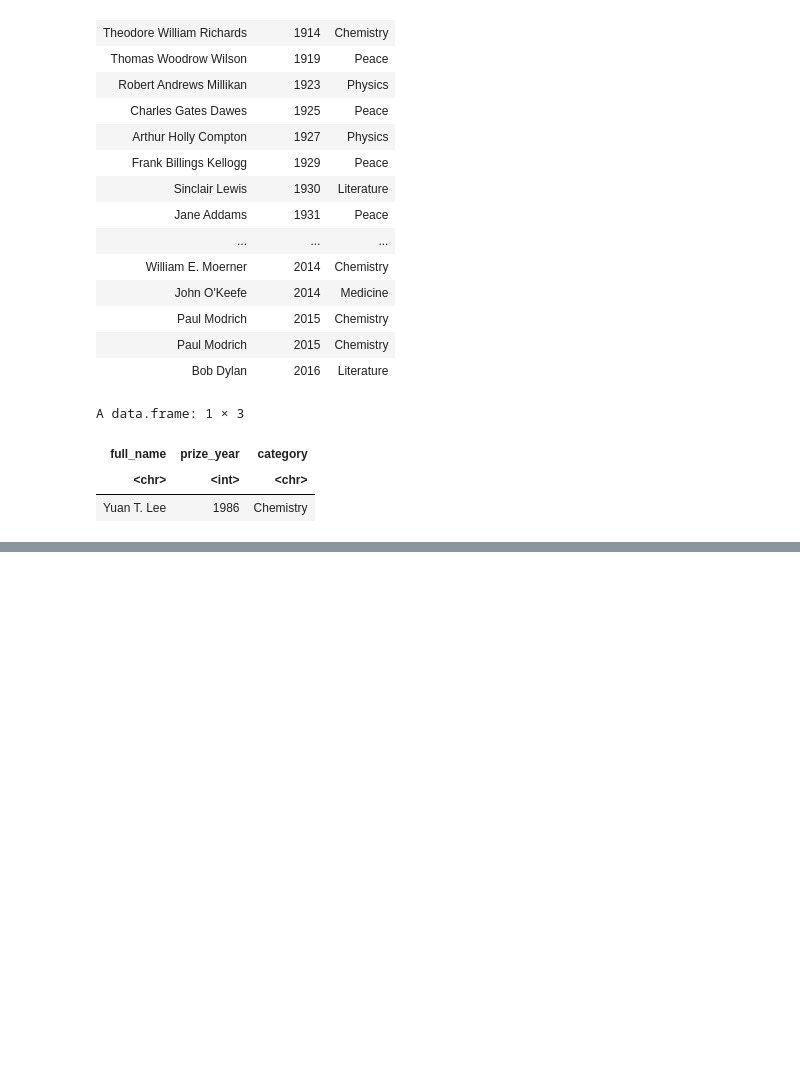
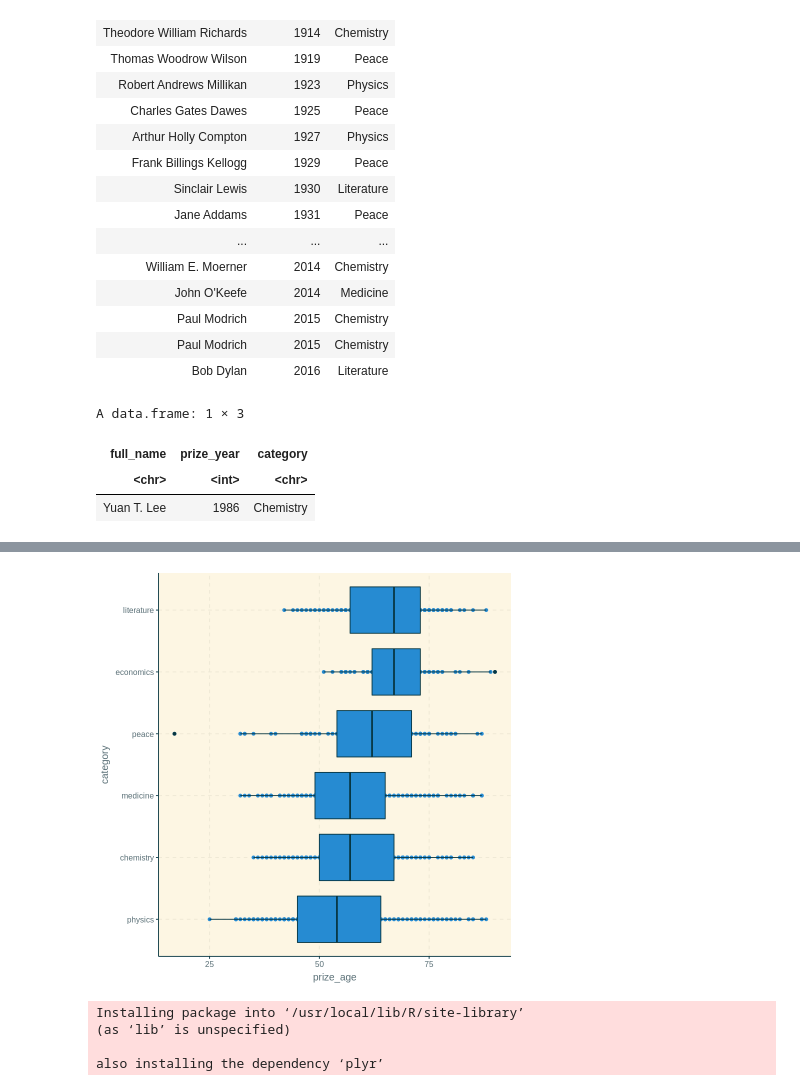
Before and after one commit to ciouu/bigdata, a Jupyter notebook: 0413.ipynb, the cells around one changed output, grey strips where cells are left out. Saved outputs shown, nothing was run; the diff lists cells and outputs as text; code cells hidden in the pictures; blank space fills up the shorter version.

```diff
--- a/0413.ipynb
+++ b/0413.ipynb
@@ -178,8 +213,8 @@ ERROR: ignored
 # %%
 nobel_winners  %>%
-  mutate_(category=fct_reorder(category,prize_age,median,na.rm=TRUE)) %>%
-  gglot(aes(category,prize_age))+
-  geom_plot()+
+  mutate(category=fct_reorder(category,prize_age,median,na.rm=TRUE)) %>%
+  ggplot(aes(category,prize_age))+
+  geom_point()+
   geom_boxplot()+
 coord_flip()
 # %% [output]
@@ -187 +225,9 @@ ERROR: ignored
+[figure, added]
+# %%
+install.packages("ggridges")
+# %% [output]
+Installing package into ‘/usr/local/lib/R/site-library’
+(as ‘lib’ is unspecified)
+
+also installing the dependency ‘plyr’
 # %%
```
Also changed, not shown: parts of 13 cells of this notebook.
